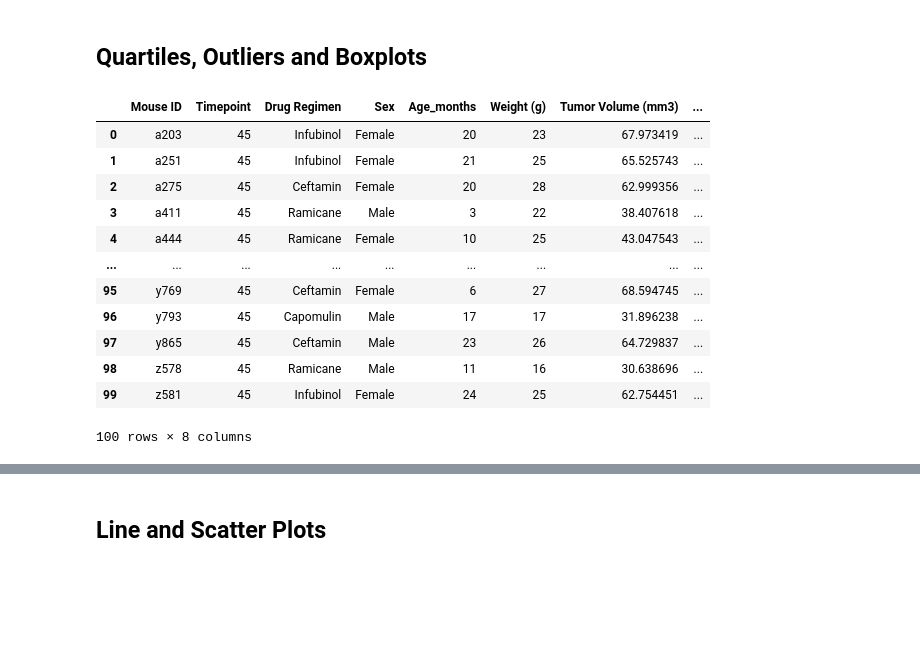
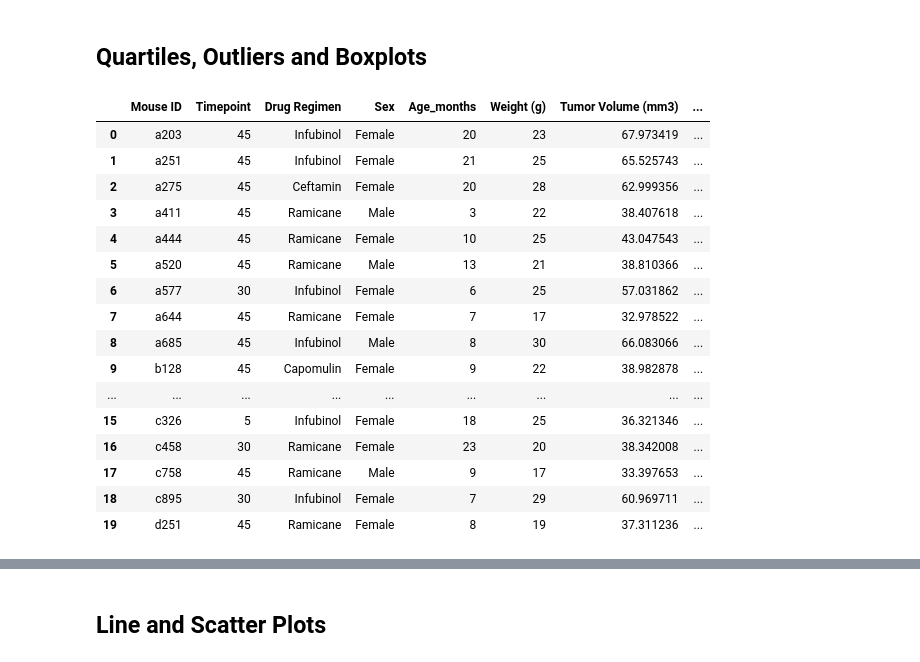
Before and after one commit to Lehmanc92/Matplotlib-Challenge, a Jupyter notebook: Pymaceuticals/pymaceuticals_starter.ipynb, the cells around one changed output, grey strips where cells are left out. Cells and saved outputs as stored; diff of their text form; code cells hidden in the pictures; blank space fills up the shorter version.

```diff
--- a/Pymaceuticals/pymaceuticals_starter.ipynb
+++ b/Pymaceuticals/pymaceuticals_starter.ipynb
@@ -169,36 +169,41 @@ plt.show()
 # %%
 # Calculate the final tumor volume of each mouse across four of the treatment regimens:
 # Capomulin, Ramicane, Infubinol, and Ceftamin
 
 four_treatments_df = full_data[
     (full_data['Drug Regimen'] == 'Capomulin') |
     (full_data['Drug Regimen'] == 'Ramicane') |
     (full_data['Drug Regimen'] == 'Infubinol') |
     (full_data['Drug Regimen'] == 'Ceftamin') ]
 
 four_treatments_df
 
 four_treatments_groupby = four_treatments_df.groupby(['Mouse ID'])
 
 # Start by getting the last (greatest) timepoint for each mouse
 last_time = four_treatments_groupby['Timepoint'].max()
 last_time_df = pd.DataFrame(last_time)
 last_time_df.reset_index(inplace=True)
 last_time_df
+
 # Merge this group df with the original dataframe to get the tumor volume at the last timepoint
 new_four_treatments = pd.merge(last_time_df, four_treatments_df, how="inner")
-new_four_treatments
+new_four_treatments.head(20)
 # %% [output]
 |  | Mouse ID | Timepoint | Drug Regimen | Sex | Age_months | Weight (g) | Tumor Volume (mm3) | ... |
 | 0 | a203 | 45 | Infubinol | Female | 20 | 23 | 67.973419 | ... |
 | 1 | a251 | 45 | Infubinol | Female | 21 | 25 | 65.525743 | ... |
 | 2 | a275 | 45 | Ceftamin | Female | 20 | 28 | 62.999356 | ... |
 | 3 | a411 | 45 | Ramicane | Male | 3 | 22 | 38.407618 | ... |
 | 4 | a444 | 45 | Ramicane | Female | 10 | 25 | 43.047543 | ... |
+| 5 | a520 | 45 | Ramicane | Male | 13 | 21 | 38.810366 | ... |
+| 6 | a577 | 30 | Infubinol | Female | 6 | 25 | 57.031862 | ... |
+| 7 | a644 | 45 | Ramicane | Female | 7 | 17 | 32.978522 | ... |
+| 8 | a685 | 45 | Infubinol | Male | 8 | 30 | 66.083066 | ... |
+| 9 | b128 | 45 | Capomulin | Female | 9 | 22 | 38.982878 | ... |
 | ... | ... | ... | ... | ... | ... | ... | ... | ... |
-| 95 | y769 | 45 | Ceftamin | Female | 6 | 27 | 68.594745 | ... |
-| 96 | y793 | 45 | Capomulin | Male | 17 | 17 | 31.896238 | ... |
-| 97 | y865 | 45 | Ceftamin | Male | 23 | 26 | 64.729837 | ... |
-| 98 | z578 | 45 | Ramicane | Male | 11 | 16 | 30.638696 | ... |
-| 99 | z581 | 45 | Infubinol | Female | 24 | 25 | 62.754451 | ... |
+| 15 | c326 | 5 | Infubinol | Female | 18 | 25 | 36.321346 | ... |
+| 16 | c458 | 30 | Ramicane | Female | 23 | 20 | 38.342008 | ... |
+| 17 | c758 | 45 | Ramicane | Male | 9 | 17 | 33.397653 | ... |
+| 18 | c895 | 30 | Infubinol | Female | 7 | 29 | 60.969711 | ... |
+| 19 | d251 | 45 | Ramicane | Female | 8 | 19 | 37.311236 | ... |
-100 rows × 8 columns
```
Also changed, not shown: parts of 8 cells of this notebook.
